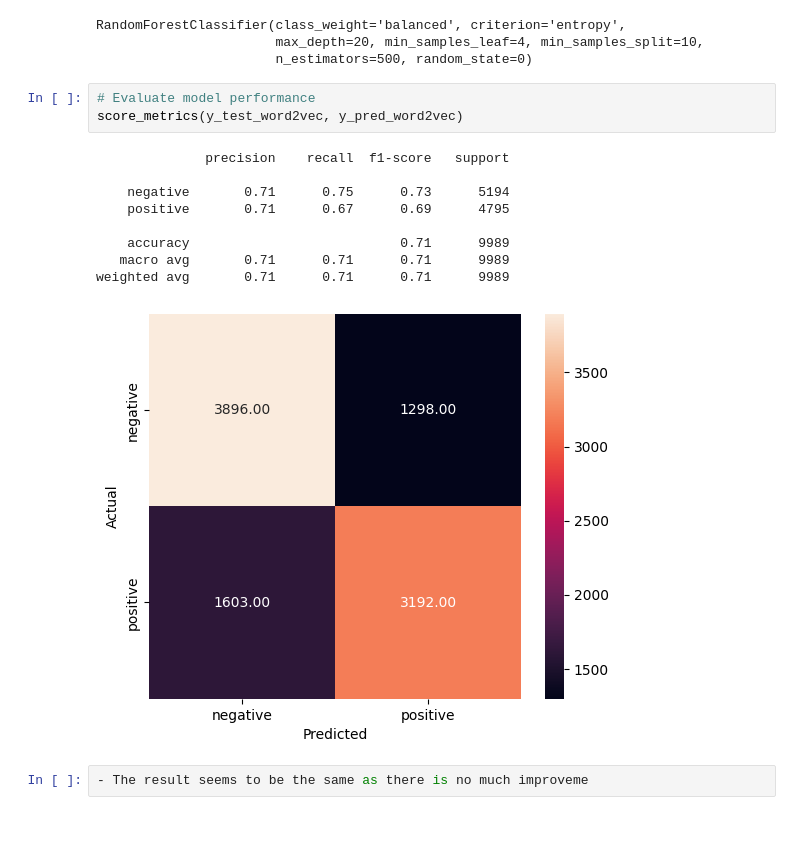
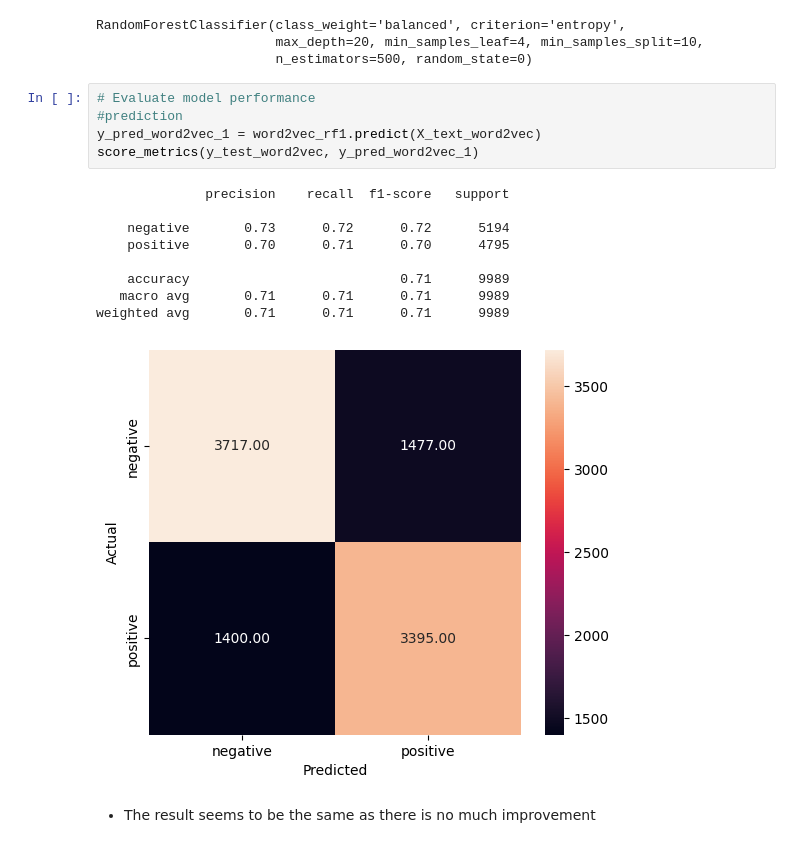
Before and after one commit to sunnycasmir/Opinion_Mining_Climate_Change, a Jupyter notebook: Text_Classification_Climate_Change.ipynb, the cells around one changed output. Saved outputs shown, nothing was run; the diff lists cells and outputs as text.

```diff
--- a/Text_Classification_Climate_Change.ipynb
+++ b/Text_Classification_Climate_Change.ipynb
@@ -678,16 +678,18 @@ RandomForestClassifier(class_weight='balanced', criterion='entropy',
                        n_estimators=500, random_state=0)
 # %%
 # Evaluate model performance
-score_metrics(y_test_word2vec, y_pred_word2vec)
+#prediction
+y_pred_word2vec_1 = word2vec_rf1.predict(X_text_word2vec)
+score_metrics(y_test_word2vec, y_pred_word2vec_1)
 # %% [output]
               precision    recall  f1-score   support
 
-    negative       0.71      0.75      0.73      5194
-    positive       0.71      0.67      0.69      4795
+    negative       0.73      0.72      0.72      5194
+    positive       0.70      0.71      0.70      4795
 
     accuracy                           0.71      9989
    macro avg       0.71      0.71      0.71      9989
 weighted avg       0.71      0.71      0.71      9989
-[figure, old version]
+[figure, new version]
-# %%
-- The result seems to be the same as there is no much improveme
+# %% [markdown]
+- The result seems to be the same as there is no much improvement
```
Also changed, not shown: parts of 9 cells of this notebook.
